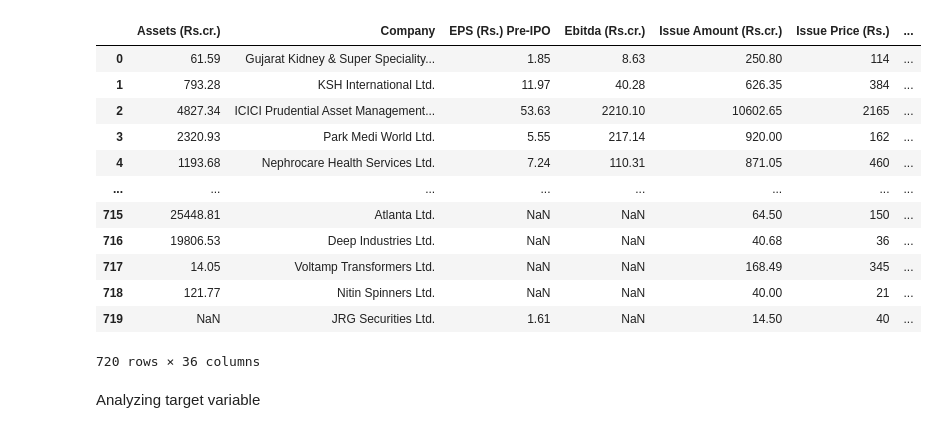
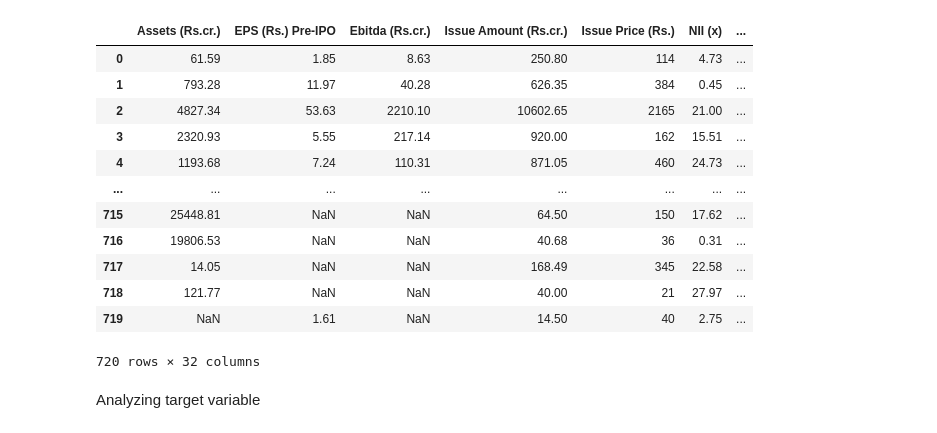
Before and after one commit to Nityunj-Goel/ipo-ml-decision-system, a Jupyter notebook: notebooks/eda.ipynb, the cells around one changed output. Saved outputs shown, nothing was run; the diff lists cells and outputs as text; code cells hidden in the pictures.

```diff
--- a/notebooks/eda.ipynb
+++ b/notebooks/eda.ipynb
@@ -1,28 +1,28 @@
 # %%
 import pandas as pd
 
-from configs.feature_config import RAW_FEATURES, TARGET, DERIVED_FEATURES
-from src.data.preprocessor import preprocess
+from configs.feature_config import RAW_FEATURES, TARGET
+from src.data.data_cleaner import DataCleaner
 from src.features.feature_engineering import build_derived_features
 from src.utils.utils import get_project_root
 
 root = get_project_root() / 'data' / 'aggregated' / 'dataset.csv'
-df = build_derived_features(preprocess(pd.read_csv(root, usecols=list(RAW_FEATURES.values()))))
+df = build_derived_features(DataCleaner().fit_transform(pd.read_csv(root, usecols=list(RAW_FEATURES.values()))))
 df
 # %% [output]
-|  | Assets (Rs.cr.) | Company | EPS (Rs.) Pre-IPO | Ebitda (Rs.cr.) | Issue Amount (Rs.cr.) | Issue Price (Rs.) | ... |
-| 0 | 61.59 | Gujarat Kidney & Super Speciality... | 1.85 | 8.63 | 250.80 | 114 | ... |
-| 1 | 793.28 | KSH International Ltd. | 11.97 | 40.28 | 626.35 | 384 | ... |
-| 2 | 4827.34 | ICICI Prudential Asset Management... | 53.63 | 2210.10 | 10602.65 | 2165 | ... |
-| 3 | 2320.93 | Park Medi World Ltd. | 5.55 | 217.14 | 920.00 | 162 | ... |
-| 4 | 1193.68 | Nephrocare Health Services Ltd. | 7.24 | 110.31 | 871.05 | 460 | ... |
+|  | Assets (Rs.cr.) | EPS (Rs.) Pre-IPO | Ebitda (Rs.cr.) | Issue Amount (Rs.cr.) | Issue Price (Rs.) | NII (x) | ... |
+| 0 | 61.59 | 1.85 | 8.63 | 250.80 | 114 | 4.73 | ... |
+| 1 | 793.28 | 11.97 | 40.28 | 626.35 | 384 | 0.45 | ... |
+| 2 | 4827.34 | 53.63 | 2210.10 | 10602.65 | 2165 | 21.00 | ... |
+| 3 | 2320.93 | 5.55 | 217.14 | 920.00 | 162 | 15.51 | ... |
+| 4 | 1193.68 | 7.24 | 110.31 | 871.05 | 460 | 24.73 | ... |
 | ... | ... | ... | ... | ... | ... | ... | ... |
-| 715 | 25448.81 | Atlanta Ltd. | NaN | NaN | 64.50 | 150 | ... |
-| 716 | 19806.53 | Deep Industries Ltd. | NaN | NaN | 40.68 | 36 | ... |
-| 717 | 14.05 | Voltamp Transformers Ltd. | NaN | NaN | 168.49 | 345 | ... |
-| 718 | 121.77 | Nitin Spinners Ltd. | NaN | NaN | 40.00 | 21 | ... |
-| 719 | NaN | JRG Securities Ltd. | 1.61 | NaN | 14.50 | 40 | ... |
+| 715 | 25448.81 | NaN | NaN | 64.50 | 150 | 17.62 | ... |
+| 716 | 19806.53 | NaN | NaN | 40.68 | 36 | 0.31 | ... |
+| 717 | 14.05 | NaN | NaN | 168.49 | 345 | 22.58 | ... |
+| 718 | 121.77 | NaN | NaN | 40.00 | 21 | 27.97 | ... |
+| 719 | NaN | 1.61 | NaN | 14.50 | 40 | 2.75 | ... |
-720 rows × 36 columns
+720 rows × 32 columns
 # %% [markdown]
 Analyzing target variable
 # %%
```
Also changed, not shown: parts of 1 cell of this notebook, 14 other files.
